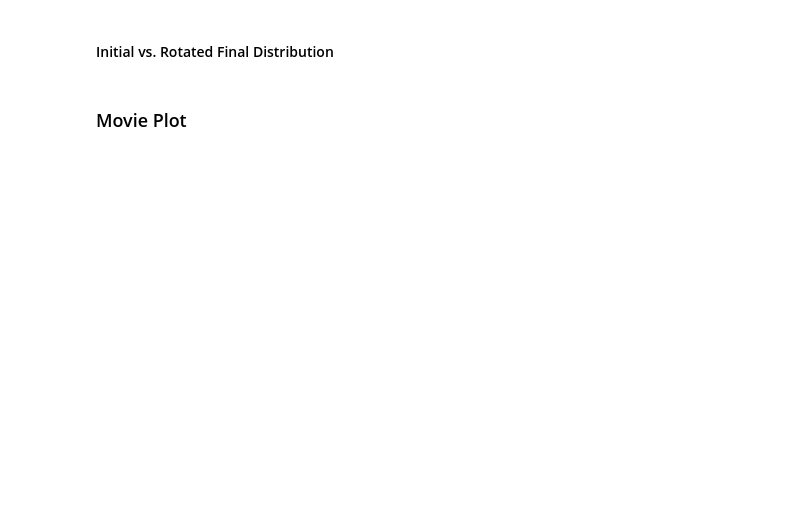
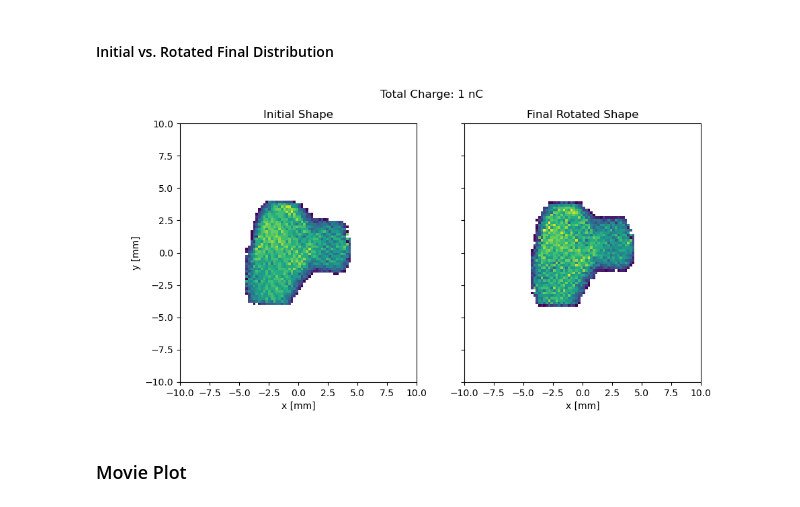
Before and after one commit to slaclab/xta, a Jupyter notebook: examples/single_run_example.ipynb, the cells around one changed output. Saved outputs shown, nothing was run; the diff lists cells and outputs as text; code cells hidden in the pictures; blank space fills up the shorter version.

```diff
--- a/examples/single_run_example.ipynb
+++ b/examples/single_run_example.ipynb
@@ -100,3 +110,7 @@ field1.plot.single('rotated_final_dist')
+# %%
+field1.plot.compare('initial_vs_rotated', title=f'Total Charge: {field1.dist.input["total_charge"]["value"]} nC')
+# %% [output]
+[figure, added]
 # %% [markdown]
 ### Movie Plot
 # %%
```
Also changed, not shown: parts of 8 cells of this notebook, 2 other files.
